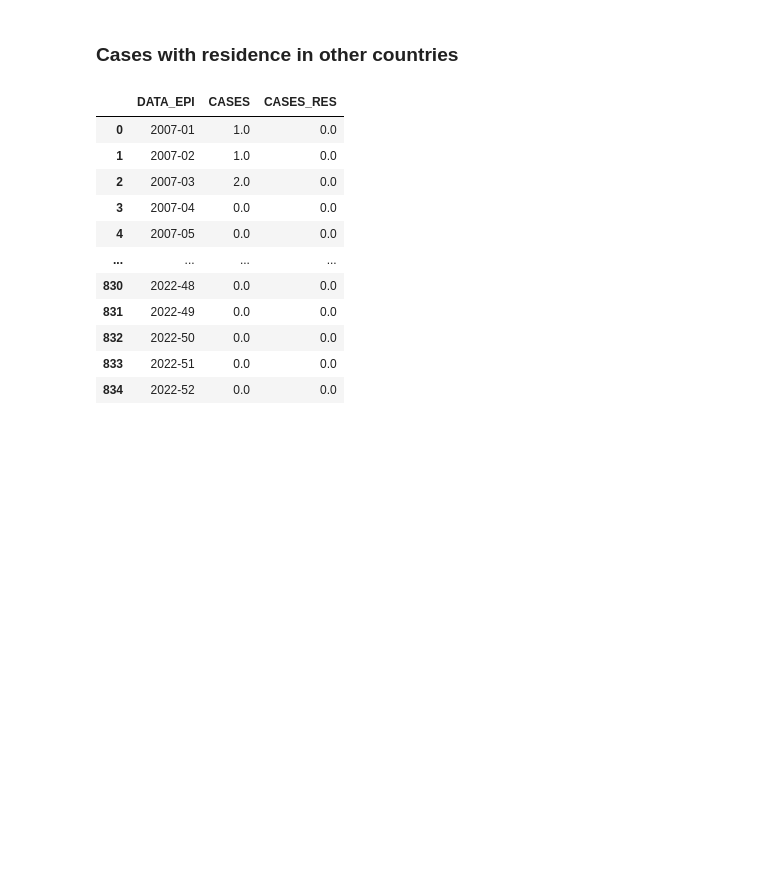
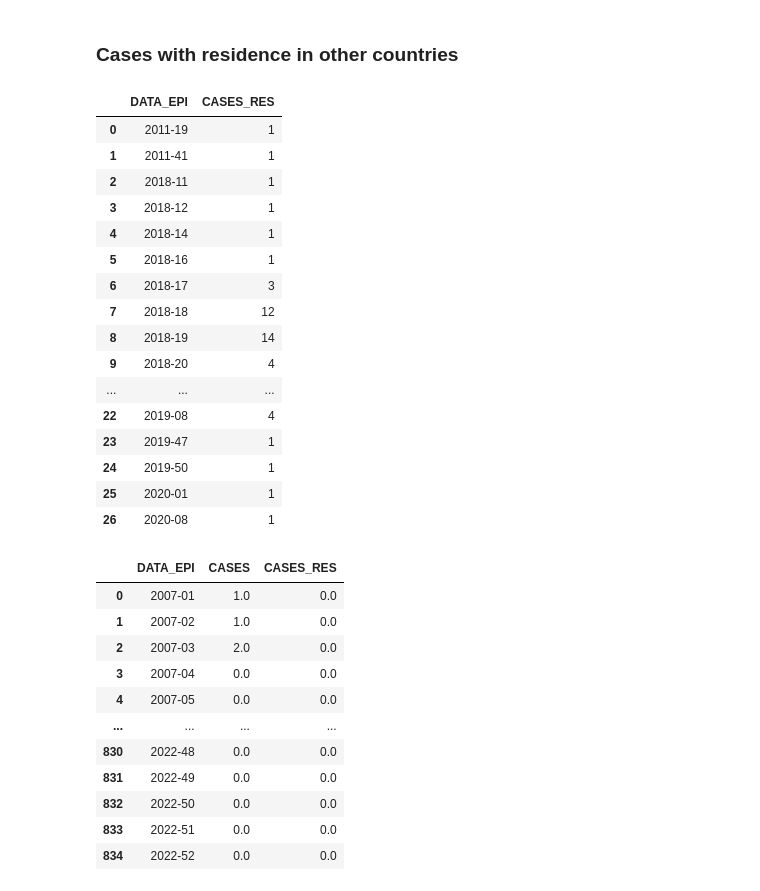
Before and after one commit to denisecammarota/measles-BR, a Jupyter notebook: Notebooks/Epidemic_Curves.ipynb, the cells around one changed output. Drawn from its saved outputs; the diff is of its cells as text; code cells hidden in the pictures; blank space fills up the shorter version.

```diff
--- a/Notebooks/Epidemic_Curves.ipynb
+++ b/Notebooks/Epidemic_Curves.ipynb
@@ -109,6 +111,26 @@ df_res = pd.read_csv(res_path)
 # %%
 df_res['CASES_RES'] = df_res['CASO']
 df_res = df_res.drop(columns = ['CASO','Unnamed: 0'])
+# %%
+df_res
+# %% [output]
+|  | DATA_EPI | CASES_RES |
+| 0 | 2011-19 | 1 |
+| 1 | 2011-41 | 1 |
+| 2 | 2018-11 | 1 |
+| 3 | 2018-12 | 1 |
+| 4 | 2018-14 | 1 |
+| 5 | 2018-16 | 1 |
+| 6 | 2018-17 | 3 |
+| 7 | 2018-18 | 12 |
+| 8 | 2018-19 | 14 |
+| 9 | 2018-20 | 4 |
+| ... | ... | ... |
+| 22 | 2019-08 | 4 |
+| 23 | 2019-47 | 1 |
+| 24 | 2019-50 | 1 |
+| 25 | 2020-01 | 1 |
+| 26 | 2020-08 | 1 |
 # %%
 df_nat = df_nat.merge(df_res, how = 'left', on = 'DATA_EPI')
 # %%
```
Also changed, not shown: parts of 4 cells of this notebook, 5 other files.
